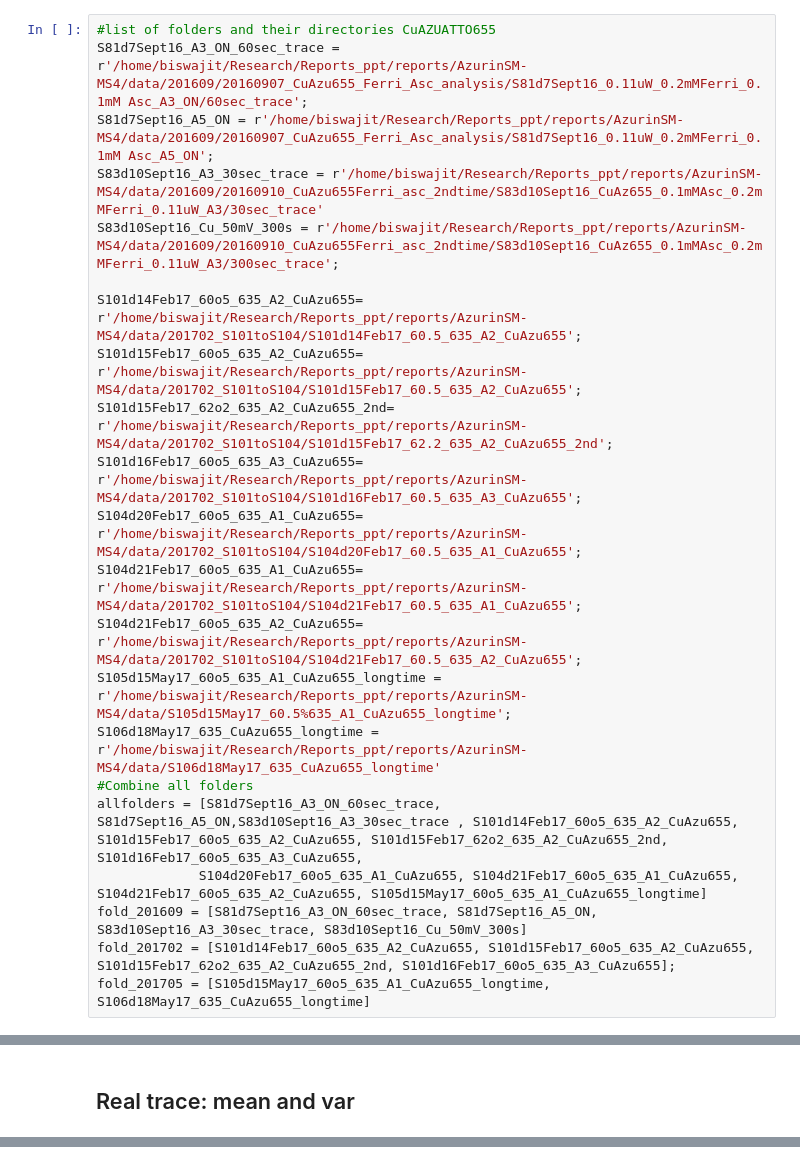
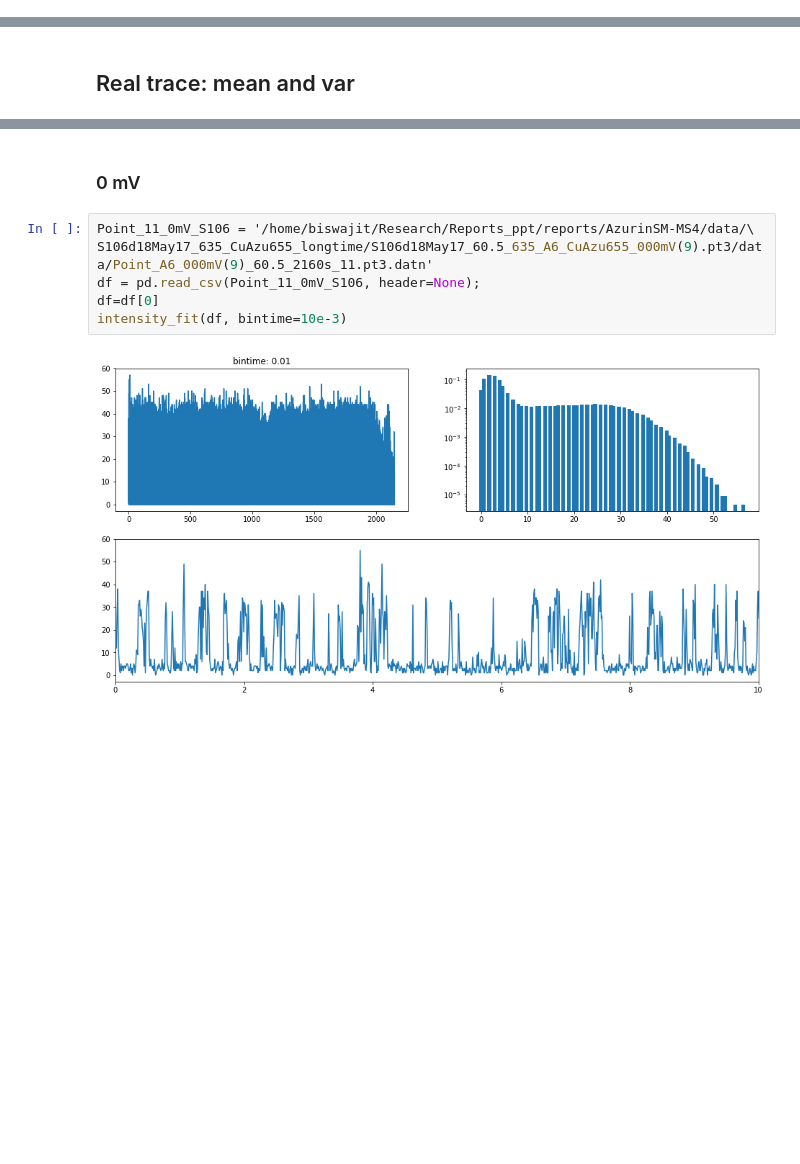
Before and after one commit to biswajitSM/Azurin_SM_repo, a Jupyter notebook: Analysis/Simulation.ipynb, the cells around one changed output, grey strips where cells are left out. Cells and saved outputs as stored; diff of their text form; blank space fills up the shorter version.

```diff
--- a/Analysis/Simulation.ipynb
+++ b/Analysis/Simulation.ipynb
@@ -137,22 +56,0 @@ os.chdir(parentdir)
-# %%
-#list of folders and their directories CuAZUATTO655
-S81d7Sept16_A3_ON_60sec_trace = r'/home/biswajit/Research/Reports_ppt/reports/AzurinSM-MS4/data/201609/20160907_CuAzu655_Ferri_Asc_analysis/S81d7Sept16_0.11uW_0.2mMFerri_0.1mM Asc_A3_ON/60sec_trace';
-S81d7Sept16_A5_ON = r'/home/biswajit/Research/Reports_ppt/reports/AzurinSM-MS4/data/201609/20160907_CuAzu655_Ferri_Asc_analysis/S81d7Sept16_0.11uW_0.2mMFerri_0.1mM Asc_A5_ON';
-S83d10Sept16_A3_30sec_trace = r'/home/biswajit/Research/Reports_ppt/reports/AzurinSM-MS4/data/201609/20160910_CuAzu655Ferri_asc_2ndtime/S83d10Sept16_CuAz655_0.1mMAsc_0.2mMFerri_0.11uW_A3/30sec_trace'
-S83d10Sept16_Cu_50mV_300s = r'/home/biswajit/Research/Reports_ppt/reports/AzurinSM-MS4/data/201609/20160910_CuAzu655Ferri_asc_2ndtime/S83d10Sept16_CuAz655_0.1mMAsc_0.2mMFerri_0.11uW_A3/300sec_trace';
-
-S101d14Feb17_60o5_635_A2_CuAzu655= r'/home/biswajit/Research/Reports_ppt/reports/AzurinSM-MS4/data/201702_S101toS104/S101d14Feb17_60.5_635_A2_CuAzu655';
-S101d15Feb17_60o5_635_A2_CuAzu655= r'/home/biswajit/Research/Reports_ppt/reports/AzurinSM-MS4/data/201702_S101toS104/S101d15Feb17_60.5_635_A2_CuAzu655';
-S101d15Feb17_62o2_635_A2_CuAzu655_2nd= r'/home/biswajit/Research/Reports_ppt/reports/AzurinSM-MS4/data/201702_S101toS104/S101d15Feb17_62.2_635_A2_CuAzu655_2nd';
-S101d16Feb17_60o5_635_A3_CuAzu655= r'/home/biswajit/Research/Reports_ppt/reports/AzurinSM-MS4/data/201702_S101toS104/S101d16Feb17_60.5_635_A3_CuAzu655';
-S104d20Feb17_60o5_635_A1_CuAzu655= r'/home/biswajit/Research/Reports_ppt/reports/AzurinSM-MS4/data/201702_S101toS104/S104d20Feb17_60.5_635_A1_CuAzu655';
-S104d21Feb17_60o5_635_A1_CuAzu655= r'/home/biswajit/Research/Reports_ppt/reports/AzurinSM-MS4/data/201702_S101toS104/S104d21Feb17_60.5_635_A1_CuAzu655';
-S104d21Feb17_60o5_635_A2_CuAzu655= r'/home/biswajit/Research/Reports_ppt/reports/AzurinSM-MS4/data/201702_S101toS104/S104d21Feb17_60.5_635_A2_CuAzu655';
-S105d15May17_60o5_635_A1_CuAzu655_longtime = r'/home/biswajit/Research/Reports_ppt/reports/AzurinSM-MS4/data/S105d15May17_60.5%635_A1_CuAzu655_longtime';
-S106d18May17_635_CuAzu655_longtime = r'/home/biswajit/Research/Reports_ppt/reports/AzurinSM-MS4/data/S106d18May17_635_CuAzu655_longtime'
-#Combine all folders
-allfolders = [S81d7Sept16_A3_ON_60sec_trace, S81d7Sept16_A5_ON,S83d10Sept16_A3_30sec_trace , S101d14Feb17_60o5_635_A2_CuAzu655, S101d15Feb17_60o5_635_A2_CuAzu655, S101d15Feb17_62o2_635_A2_CuAzu655_2nd, S101d16Feb17_60o5_635_A3_CuAzu655,
-             S104d20Feb17_60o5_635_A1_CuAzu655, S104d21Feb17_60o5_635_A1_CuAzu655, S104d21Feb17_60o5_635_A2_CuAzu655, S105d15May17_60o5_635_A1_CuAzu655_longtime]
-fold_201609 = [S81d7Sept16_A3_ON_60sec_trace, S81d7Sept16_A5_ON, S83d10Sept16_A3_30sec_trace, S83d10Sept16_Cu_50mV_300s]
-fold_201702 = [S101d14Feb17_60o5_635_A2_CuAzu655, S101d15Feb17_60o5_635_A2_CuAzu655, S101d15Feb17_62o2_635_A2_CuAzu655_2nd, S101d16Feb17_60o5_635_A3_CuAzu655];
-fold_201705 = [S105d15May17_60o5_635_A1_CuAzu655_longtime, S106d18May17_635_CuAzu655_longtime]
@@ -344,0 +185,10 @@ ax10.set_xlim(0, 10)
+# %% [markdown]
+### 0 mV
+# %%
+Point_11_0mV_S106 = '/home/biswajit/Research/Reports_ppt/reports/AzurinSM-MS4/data/\
+S106d18May17_635_CuAzu655_longtime/S106d18May17_60.5_635_A6_CuAzu655_000mV(9).pt3/data/Point_A6_000mV(9)_60.5_2160s_11.pt3.datn'
+df = pd.read_csv(Point_11_0mV_S106, header=None);
+df=df[0]
+intensity_fit(df, bintime=10e-3)
+# %% [output]
+[figure, added]
```
Also changed, not shown: parts of 22 cells of this notebook, 1 other file.
